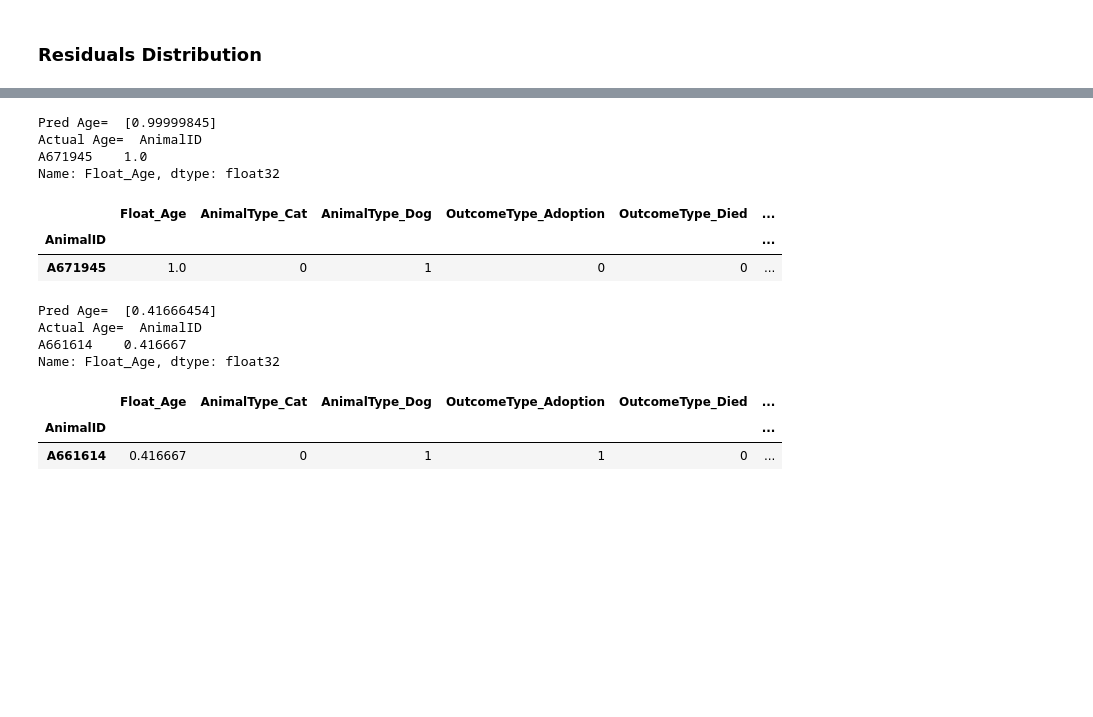
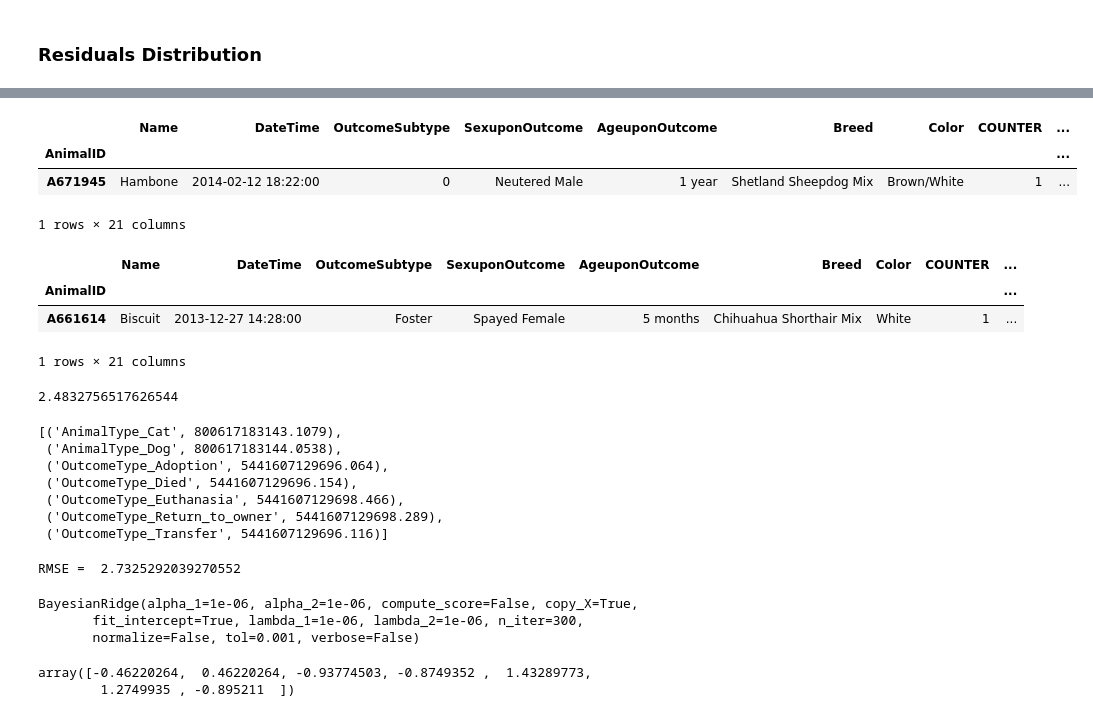
Before and after one commit to Jaket2030/Animals, a Jupyter notebook: shelter_animals_outcome .ipynb, the cells around one changed output, grey strips where cells are left out. Drawn from its saved outputs; the diff is of its cells as text; code cells hidden in the pictures; blank space fills up the shorter version.

```diff
--- a/shelter_animals_outcome .ipynb
+++ b/shelter_animals_outcome .ipynb
@@ -584,28 +593,56 @@ RMSE =  3.4635038e-06
 # %%
 #Taking for example a Cat,which was returned to its owner ,trying to figure out it's age
-df2= X[0:1]
-pred= all_lm.predict(df2)
-print ('Pred Age= ',pred,"\n" "Actual Age= ", df2['Float_Age'])
+df2= new_df_dummies[0:1]
+#pred= all_lm.predict(df2)
 df2.head()
+# print ('Pred Age= ',pred,"\n" "Actual Age= ", df2['Float_Age'])
+# df2.head()
 # %% [output]
+|  | Name | DateTime | OutcomeSubtype | SexuponOutcome | AgeuponOutcome | Breed | Color | COUNTER | ... |
+| AnimalID |  |  |  |  |  |  |  |  | ... |
+| A671945 | Hambone | 2014-02-12 18:22:00 | 0 | Neutered Male | 1 year | Shetland Sheepdog Mix | Brown/White | 1 | ... |
-Pred Age=  [0.99999845]
-Actual Age=  AnimalID
-A671945    1.0
-Name: Float_Age, dtype: float32
+1 rows × 21 columns
-|  | Float_Age | AnimalType_Cat | AnimalType_Dog | OutcomeType_Adoption | OutcomeType_Died | ... |
-| AnimalID |  |  |  |  |  | ... |
-| A671945 | 1.0 | 0 | 1 | 0 | 0 | ... |
 # %%
 ##Taking for example a Dog,which was adopted  ,trying to figure out it's age
-df2= X[5225:5226]
-pred= all_lm.predict(df2)
-print ('Pred Age= ',pred,"\n" "Actual Age= ", df2['Float_Age'])
+df2= new_df_dummies[5225:5226]
+# pred= all_lm.predict(df2)
+# print ('Pred Age= ',pred,"\n" "Actual Age= ", df2['Float_Age'])
 df2.head()
 # %% [output]
+|  | Name | DateTime | OutcomeSubtype | SexuponOutcome | AgeuponOutcome | Breed | Color | COUNTER | ... |
+| AnimalID |  |  |  |  |  |  |  |  | ... |
+| A661614 | Biscuit | 2013-12-27 14:28:00 | Foster | Spayed Female | 5 months | Chihuahua Shorthair Mix | White | 1 | ... |
-Pred Age=  [0.41666454]
-Actual Age=  AnimalID
-A661614    0.416667
-Name: Float_Age, dtype: float32
+1 rows × 21 columns
-|  | Float_Age | AnimalType_Cat | AnimalType_Dog | OutcomeType_Adoption | OutcomeType_Died | ... |
-| AnimalID |  |  |  |  |  | ... |
-| A661614 | 0.416667 | 0 | 1 | 1 | 0 | ... |
+# %%
+#Trying to use Ridge
+from sklearn import linear_model
+reg = linear_model.Ridge (alpha = .5)
+reg.fit (X,y)
+
+reg.coef_
+reg.intercept_
+# %% [output]
+2.4832756517626544
+# %%
+list(zip(X.columns, all_lm.coef_))
+# %% [output]
+[('AnimalType_Cat', 800617183143.1079),
+ ('AnimalType_Dog', 800617183144.0538),
+ ('OutcomeType_Adoption', 5441607129696.064),
+ ('OutcomeType_Died', 5441607129696.154),
+ ('OutcomeType_Euthanasia', 5441607129698.466),
+ ('OutcomeType_Return_to_owner', 5441607129698.289),
+ ('OutcomeType_Transfer', 5441607129696.116)]
+# %%
+all_rmse = np.sqrt(MSE(new_df_dummies['Float_Age'],
+                       new_df_dummies['Outcome prediction']))
+print ("RMSE = ",all_rmse)
+# %% [output]
+RMSE =  2.7325292039270552
+# %%
+reg = linear_model.BayesianRidge()
+reg.fit(X,y)
+# %% [output]
+BayesianRidge(alpha_1=1e-06, alpha_2=1e-06, compute_score=False, copy_X=True,
+       fit_intercept=True, lambda_1=1e-06, lambda_2=1e-06, n_iter=300,
+       normalize=False, tol=0.001, verbose=False)
@@ -611,0 +651,5 @@ Name: Float_Age, dtype: float32
+# %%
+reg.coef_
+# %% [output]
+array([-0.46220264,  0.46220264, -0.93774503, -0.8749352 ,  1.43289773,
+        1.2749935 , -0.895211  ])
```
Also changed, not shown: parts of 20 cells of this notebook.
